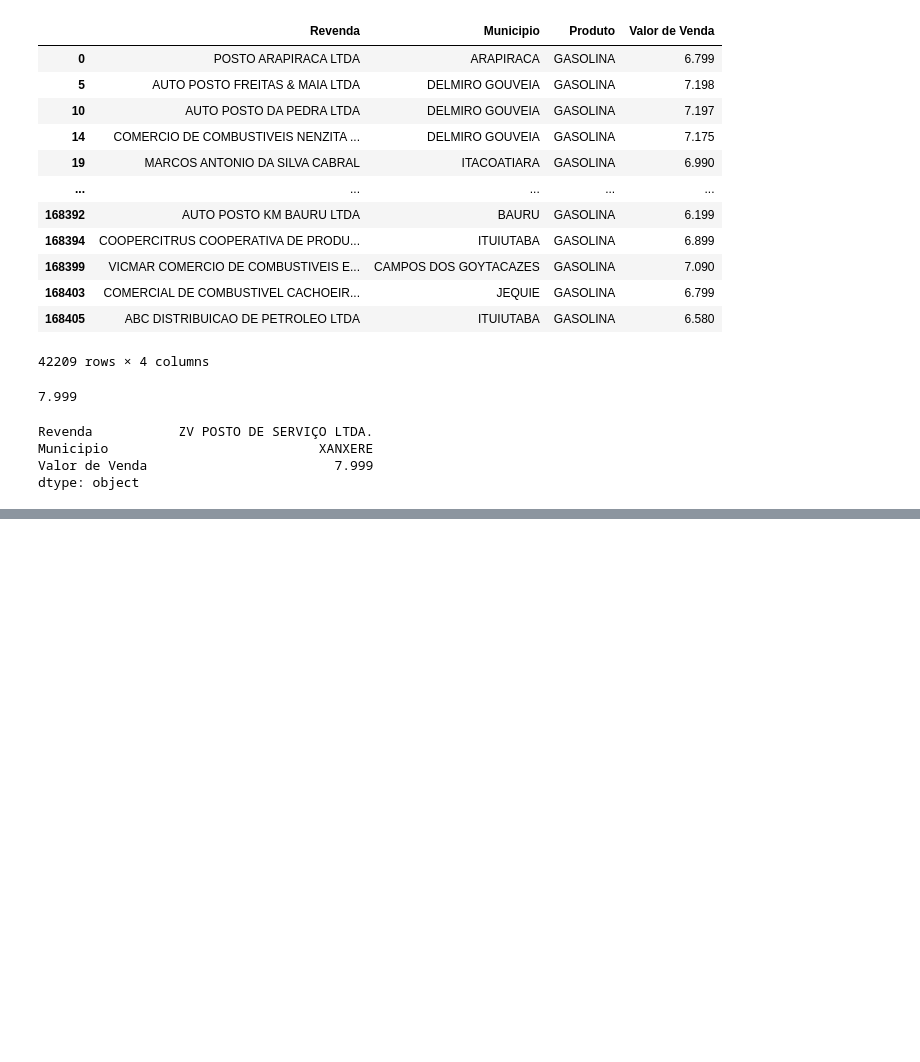
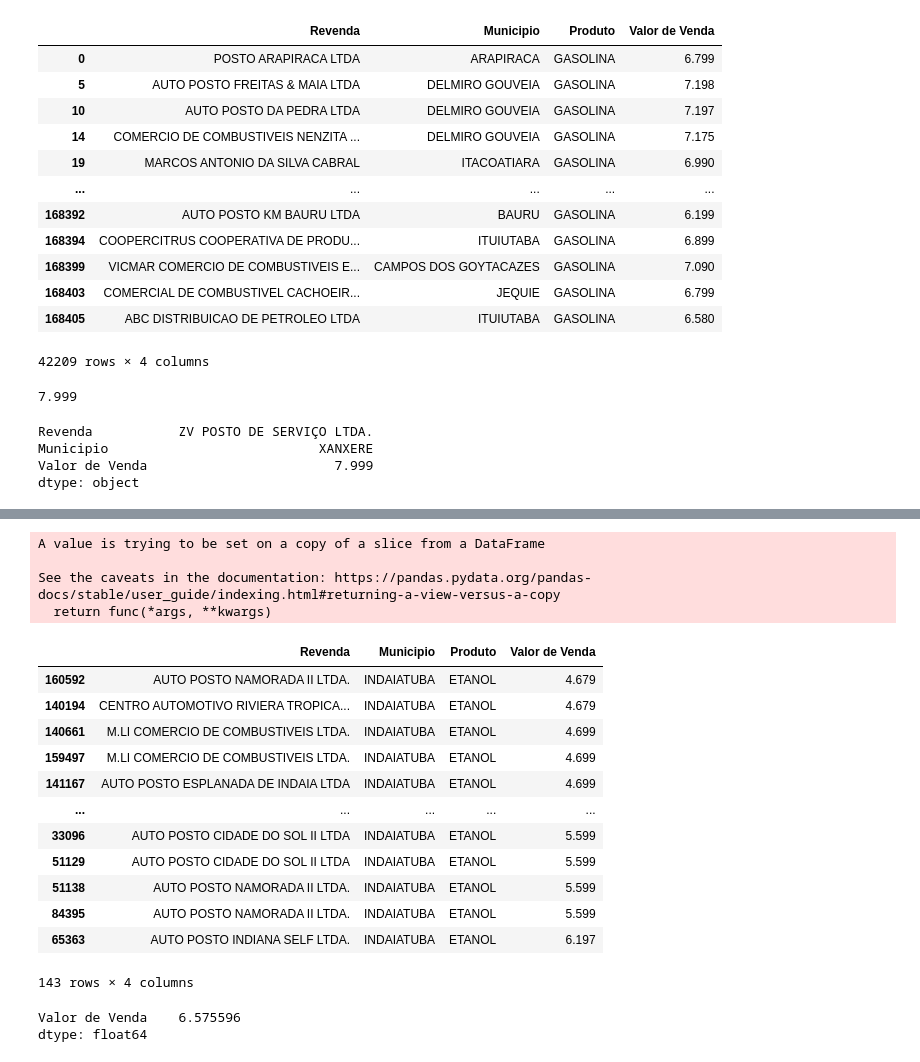
Before and after one commit to LucasCarrion/PythonPandas2023, a Jupyter notebook: Primeiro_Exemplo_Pandas.ipynb, the cells around one changed output, grey strips where cells are left out. Saved outputs shown, nothing was run; the diff lists cells and outputs as text; code cells hidden in the pictures; blank space fills up the shorter version.

```diff
--- a/Primeiro_Exemplo_Pandas.ipynb
+++ b/Primeiro_Exemplo_Pandas.ipynb
@@ -218,0 +239,33 @@ dtype: object
+# %%
+#Ordenaar o preço do menor para o maiorr Dataframe.sort_values (inplace = True ordena e salva)
+
+etanol_indaiatuba_df.sort_values(by = 'Valor de Venda', inplace=True)
+display(etanol_indaiatuba_df)
+# %% [output]
+A value is trying to be set on a copy of a slice from a DataFrame
+
+See the caveats in the documentation: https://pandas.pydata.org/pandas-docs/stable/user_guide/indexing.html#returning-a-view-versus-a-copy
+  return func(*args, **kwargs)
+|  | Revenda | Municipio | Produto | Valor de Venda |
+| 160592 | AUTO POSTO NAMORADA II LTDA. | INDAIATUBA | ETANOL | 4.679 |
+| 140194 | CENTRO AUTOMOTIVO RIVIERA TROPICA... | INDAIATUBA | ETANOL | 4.679 |
+| 140661 | M.LI COMERCIO DE COMBUSTIVEIS LTDA. | INDAIATUBA | ETANOL | 4.699 |
+| 159497 | M.LI COMERCIO DE COMBUSTIVEIS LTDA. | INDAIATUBA | ETANOL | 4.699 |
+| 141167 | AUTO POSTO ESPLANADA DE INDAIA LTDA | INDAIATUBA | ETANOL | 4.699 |
+| ... | ... | ... | ... | ... |
+| 33096 | AUTO POSTO CIDADE DO SOL II LTDA | INDAIATUBA | ETANOL | 5.599 |
+| 51129 | AUTO POSTO CIDADE DO SOL II LTDA | INDAIATUBA | ETANOL | 5.599 |
+| 51138 | AUTO POSTO NAMORADA II LTDA. | INDAIATUBA | ETANOL | 5.599 |
+| 84395 | AUTO POSTO NAMORADA II LTDA. | INDAIATUBA | ETANOL | 5.599 |
+| 65363 | AUTO POSTO INDIANA SELF LTDA. | INDAIATUBA | ETANOL | 6.197 |
+143 rows × 4 columns
+# %%
+#Qual a média de preços dos combustiveis GASOLINA E GASOLINA ADITIVADA do Bairro MOOCA em SÃO PAULO
+
+display(combustiveis_df.loc[(combustiveis_df['Bairro'] == 'MOOCA')
+ & (combustiveis_df['Municipio'] == 'SAO PAULO')
+  & (combustiveis_df['Produto'].isin(['GASOLINA', 'GASOLINA ADITIVADA'])),
+   ['Valor de Venda']].mean())
+# %% [output]
+Valor de Venda    6.575596
+dtype: float64
```
Also changed, not shown: parts of 5 cells of this notebook.
